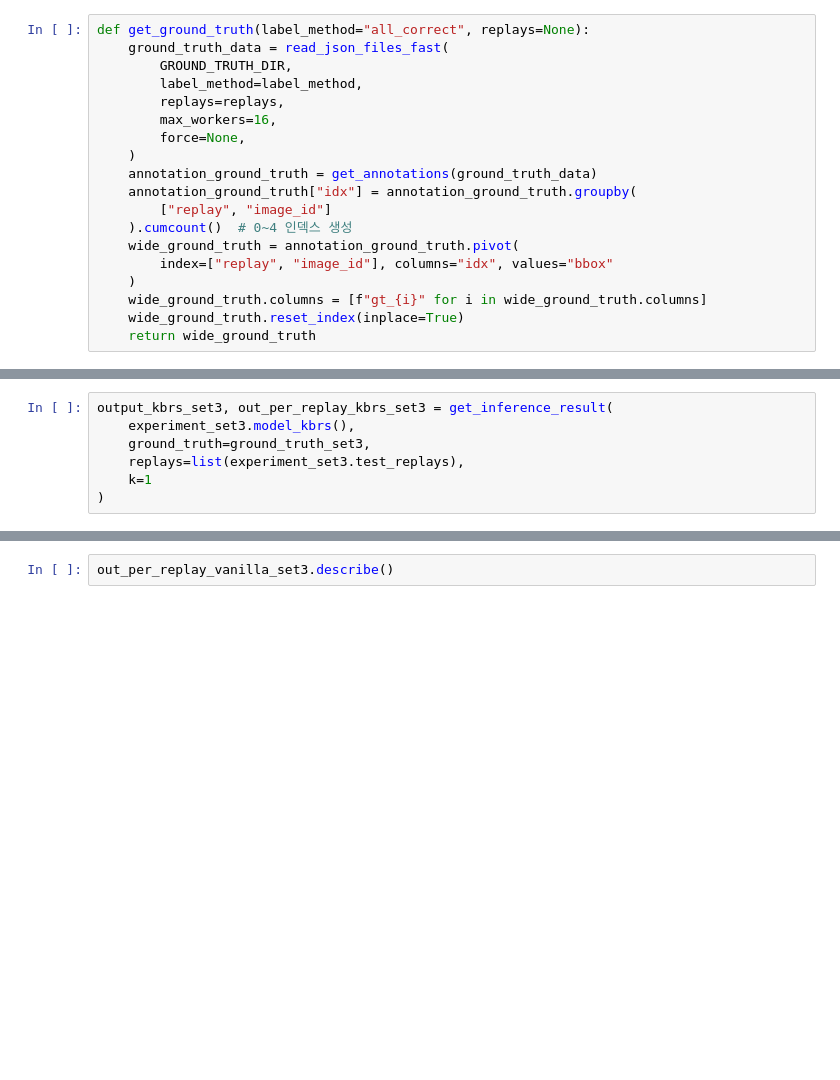
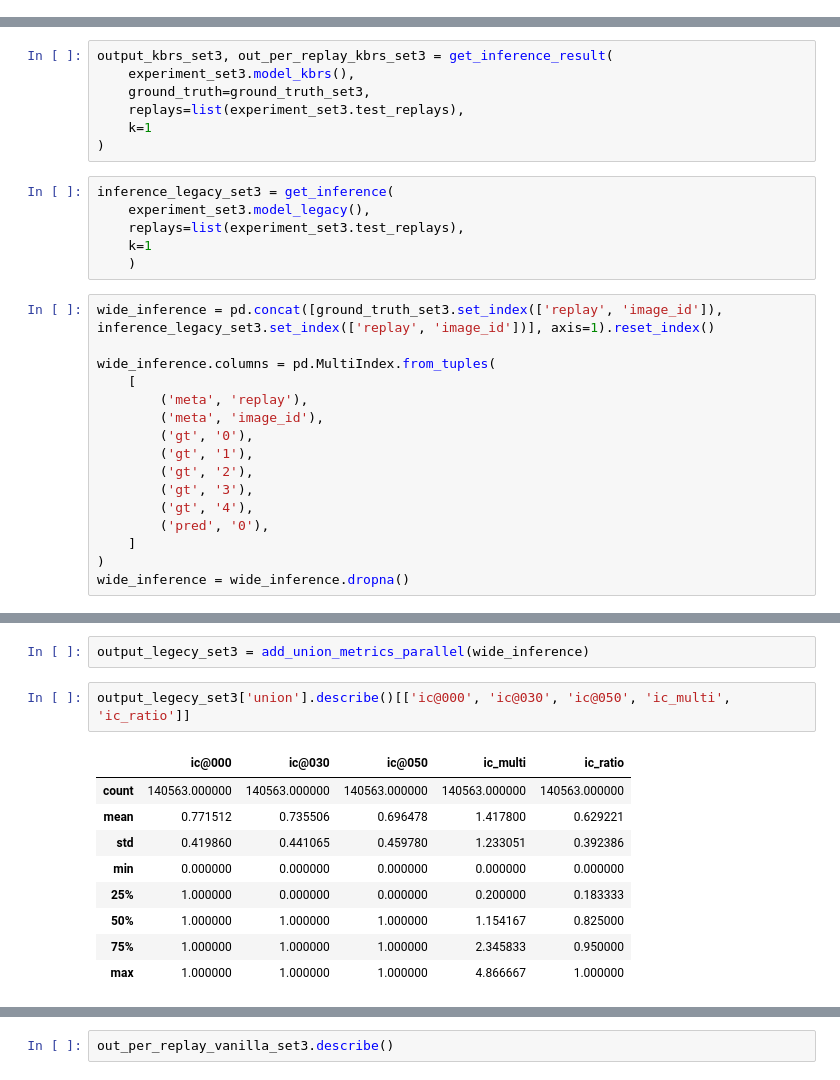
Before and after one commit to baecm/starcraft-vision, a Jupyter notebook: notebooks/inference_result_compare.ipynb, the cells around one changed output, grey strips where cells are left out. Drawn from its saved outputs; the diff is of its cells as text; blank space fills up the shorter version.

```diff
--- a/notebooks/inference_result_compare.ipynb
+++ b/notebooks/inference_result_compare.ipynb
@@ -105,19 +9,0 @@ def override(s: ExperimentSet, **kwargs) -> ExperimentSet:
-# %%
-def get_ground_truth(label_method="all_correct", replays=None):
-    ground_truth_data = read_json_files_fast(
-        GROUND_TRUTH_DIR,
-        label_method=label_method,
-        replays=replays,
-        max_workers=16,
-        force=None,
-    )
-    annotation_ground_truth = get_annotations(ground_truth_data)
-    annotation_ground_truth["idx"] = annotation_ground_truth.groupby(
-        ["replay", "image_id"]
-    ).cumcount()  # 0~4 인덱스 생성
-    wide_ground_truth = annotation_ground_truth.pivot(
-        index=["replay", "image_id"], columns="idx", values="bbox"
-    )
-    wide_ground_truth.columns = [f"gt_{i}" for i in wide_ground_truth.columns]
-    wide_ground_truth.reset_index(inplace=True)
-    return wide_ground_truth
@@ -268,3 +116,25 @@ output_kbrs_set3, out_per_replay_kbrs_set3 = get_inference_result(
     replays=list(experiment_set3.test_replays),
     k=1
 )
+# %%
+inference_legacy_set3 = get_inference(
+    experiment_set3.model_legacy(),
+    replays=list(experiment_set3.test_replays),
+    k=1
+    )
+# %%
+wide_inference = pd.concat([ground_truth_set3.set_index(['replay', 'image_id']), inference_legacy_set3.set_index(['replay', 'image_id'])], axis=1).reset_index()
+
+wide_inference.columns = pd.MultiIndex.from_tuples(
+    [
+        ('meta', 'replay'),
+        ('meta', 'image_id'),
+        ('gt', '0'),
+        ('gt', '1'),
+        ('gt', '2'),
+        ('gt', '3'),
+        ('gt', '4'),
+        ('pred', '0'),
+    ]
+)
+wide_inference = wide_inference.dropna()
@@ -270,0 +151,14 @@ output_kbrs_set3, out_per_replay_kbrs_set3 = get_inference_result(
+# %%
+output_legecy_set3 = add_union_metrics_parallel(wide_inference)
+# %%
+output_legecy_set3['union'].describe()[['ic@000', 'ic@030', 'ic@050', 'ic_multi', 'ic_ratio']]
+# %% [output]
+|  | ic@000 | ic@030 | ic@050 | ic_multi | ic_ratio |
+| count | 140563.000000 | 140563.000000 | 140563.000000 | 140563.000000 | 140563.000000 |
+| mean | 0.771512 | 0.735506 | 0.696478 | 1.417800 | 0.629221 |
+| std | 0.419860 | 0.441065 | 0.459780 | 1.233051 | 0.392386 |
+| min | 0.000000 | 0.000000 | 0.000000 | 0.000000 | 0.000000 |
+| 25% | 1.000000 | 0.000000 | 0.000000 | 0.200000 | 0.183333 |
+| 50% | 1.000000 | 1.000000 | 1.000000 | 1.154167 | 0.825000 |
+| 75% | 1.000000 | 1.000000 | 1.000000 | 2.345833 | 0.950000 |
+| max | 1.000000 | 1.000000 | 1.000000 | 4.866667 | 1.000000 |
```
Also changed, not shown: parts of 10 cells of this notebook, 11 other files.
